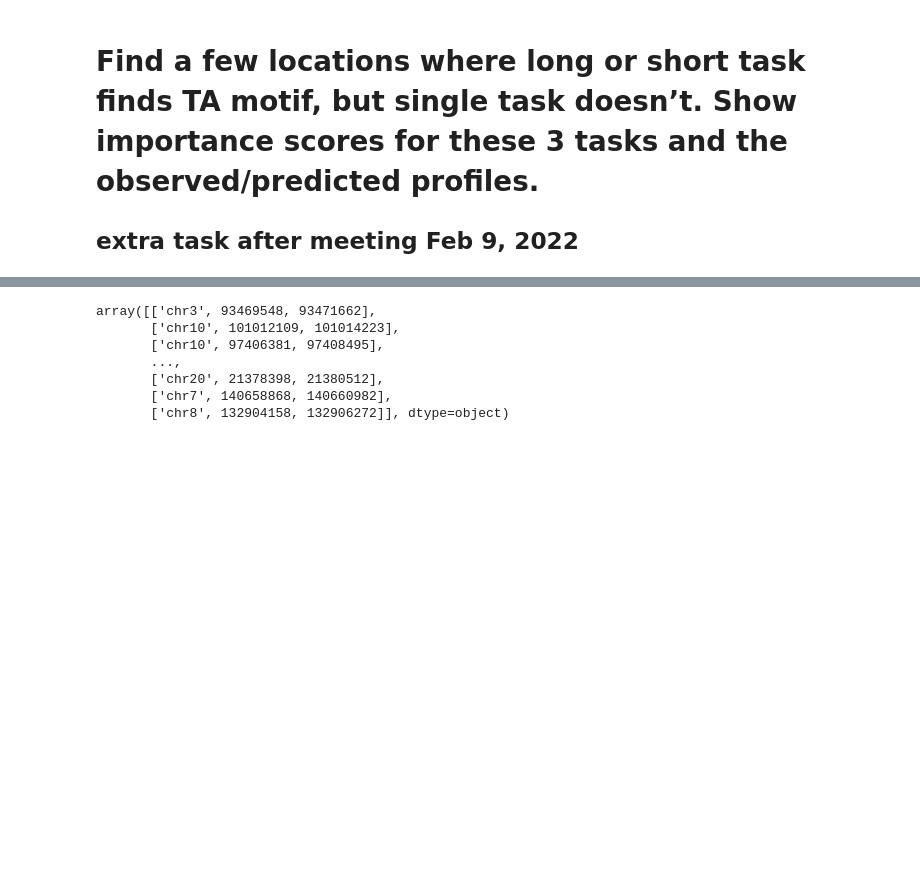
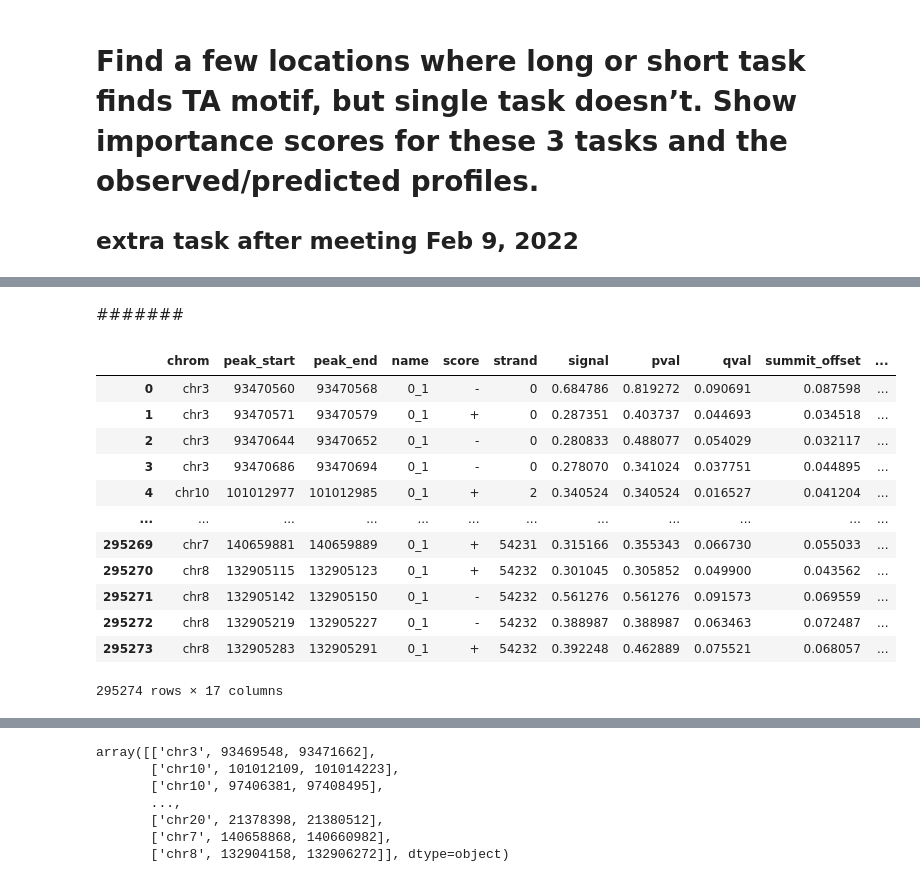
Before and after one commit to katie-sp/bpnet-internship, a Jupyter notebook: reports/katie_notebooks/TASK_1/CTCF_cutnrun_hit_counts.ipynb, the cells around one changed output, grey strips where cells are left out. Saved outputs shown, nothing was run; the diff lists cells and outputs as text; code cells hidden in the pictures; blank space fills up the shorter version.

```diff
--- a/reports/katie_notebooks/TASK_1/CTCF_cutnrun_hit_counts.ipynb
+++ b/reports/katie_notebooks/TASK_1/CTCF_cutnrun_hit_counts.ipynb
@@ -75,0 +135,2 @@ Text(0.5, 1.0, 'Motif hit counts: long task from multi-task CUT&RUN')
+# %% [markdown]
+\#######
@@ -83,3 +227,21 @@ long_unique_hits = import_peak_table(['/home/katie/bp_repo/reports/katie_noteboo
 
 # so about half of the hits for both short and long tasks are unique to them and don't overlap single-task hits
 # but it is NOT true that every single-task hit overlaps a short/long hit, if you compare the numbers of motif hits
+# %%
+short_hits = import_peak_table(['/home/katie/bp_repo/reports/tfm_hits/CTCF/ctcf_maxfl120_feb7/tfm_matches.bed'])
+# %%
+short_hits
+# %% [output]
+|  | chrom | peak_start | peak_end | name | score | strand | signal | pval | qval | summit_offset | ... |
+| 0 | chr3 | 93470560 | 93470568 | 0_1 | - | 0 | 0.684786 | 0.819272 | 0.090691 | 0.087598 | ... |
+| 1 | chr3 | 93470571 | 93470579 | 0_1 | + | 0 | 0.287351 | 0.403737 | 0.044693 | 0.034518 | ... |
+| 2 | chr3 | 93470644 | 93470652 | 0_1 | - | 0 | 0.280833 | 0.488077 | 0.054029 | 0.032117 | ... |
+| 3 | chr3 | 93470686 | 93470694 | 0_1 | - | 0 | 0.278070 | 0.341024 | 0.037751 | 0.044895 | ... |
+| 4 | chr10 | 101012977 | 101012985 | 0_1 | + | 2 | 0.340524 | 0.340524 | 0.016527 | 0.041204 | ... |
+| ... | ... | ... | ... | ... | ... | ... | ... | ... | ... | ... | ... |
+| 295269 | chr7 | 140659881 | 140659889 | 0_1 | + | 54231 | 0.315166 | 0.355343 | 0.066730 | 0.055033 | ... |
+| 295270 | chr8 | 132905115 | 132905123 | 0_1 | + | 54232 | 0.301045 | 0.305852 | 0.049900 | 0.043562 | ... |
+| 295271 | chr8 | 132905142 | 132905150 | 0_1 | - | 54232 | 0.561276 | 0.561276 | 0.091573 | 0.069559 | ... |
+| 295272 | chr8 | 132905219 | 132905227 | 0_1 | - | 54232 | 0.388987 | 0.388987 | 0.063463 | 0.072487 | ... |
+| 295273 | chr8 | 132905283 | 132905291 | 0_1 | + | 54232 | 0.392248 | 0.462889 | 0.075521 | 0.068057 | ... |
+295274 rows × 17 columns
```
Also changed, not shown: parts of 45 cells of this notebook, 8 other files.
